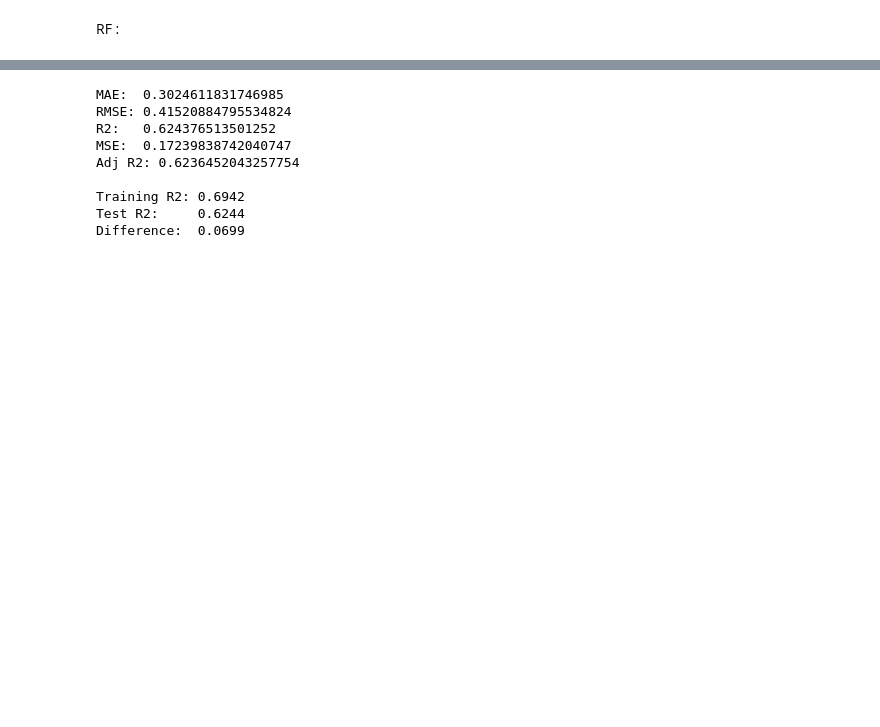
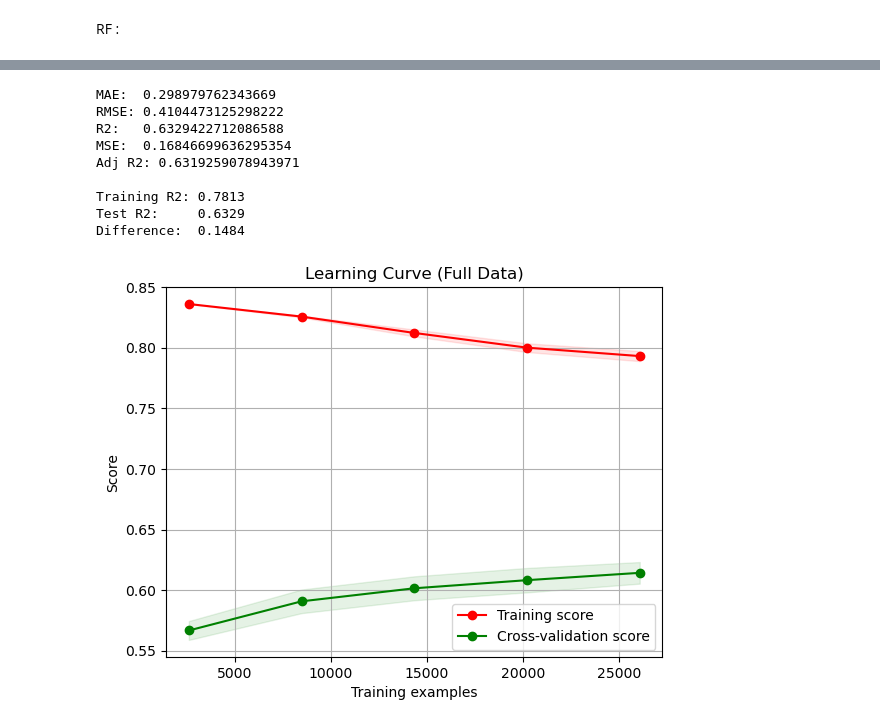
Before and after one commit to ameennasaireh10-hash/New-York-City-Airbnb, a Jupyter notebook: New York City Airbnb.ipynb, the cells around one changed output, grey strips where cells are left out. Saved outputs shown, nothing was run; the diff lists cells and outputs as text; code cells hidden in the pictures; blank space fills up the shorter version.

```diff
--- a/New York City Airbnb.ipynb
+++ b/New York City Airbnb.ipynb
@@ -393,31 +462,35 @@ best_MSS = RF_grid_search.best_params_["randomforestregressor__min_samples_split
 
 
 final_RF_pipline = make_pipeline(
-    preprocerssor ,
-    RandomForestRegressor(n_estimators = 400 , max_depth = 16 ,
-                          min_samples_leaf = 5 , min_samples_split = 15 ,
-                          max_features = "sqrt" , random_state = 42)
+    preprocessor ,
+    RandomForestRegressor(n_estimators = best_N , max_depth = best_MD ,
+                          min_samples_leaf = best_MSL , min_samples_split = best_MSS ,
+                          max_features = 0.5 , random_state = 42)
 )
 
-model_score(final_RF_pipline, x_train, y_train, x_test, y_test)
+model_score(final_RF_pipline , x_train , y_train , x_test , y_test)
 
 
-train_score = final_RF_pipline.score(x_train, y_train)
-test_score  = final_RF_pipline.score(x_test, y_test)
+train_score = final_RF_pipline.score(x_train , y_train)
+test_score  = final_RF_pipline.score(x_test , y_test)
 
 print(f"\nTraining R2: {train_score:.4f}")
 print(f"Test R2:     {test_score:.4f}")
 print(f"Difference:  {train_score - test_score:.4f}")
 # %% [output]
-MAE:  0.3024611831746985
-RMSE: 0.41520884795534824
-R2:   0.624376513501252
-MSE:  0.17239838742040747
-Adj R2: 0.6236452043257754
+MAE:  0.298979762343669
+RMSE: 0.4104473125298222
+R2:   0.6329422712086588
+MSE:  0.16846699636295354
+Adj R2: 0.6319259078943971
 
-Training R2: 0.6942
-Test R2:     0.6244
-Difference:  0.0699
+Training R2: 0.7813
+Test R2:     0.6329
+Difference:  0.1484
+# %%
+learning_curves_reg(final_RF_pipline , x_train , y_train , 3)
+# %% [output]
+[figure, added]
 # %%
 model = final_RF_pipline.named_steps["randomforestregressor"]
 
```
Also changed, not shown: parts of 24 cells of this notebook.
